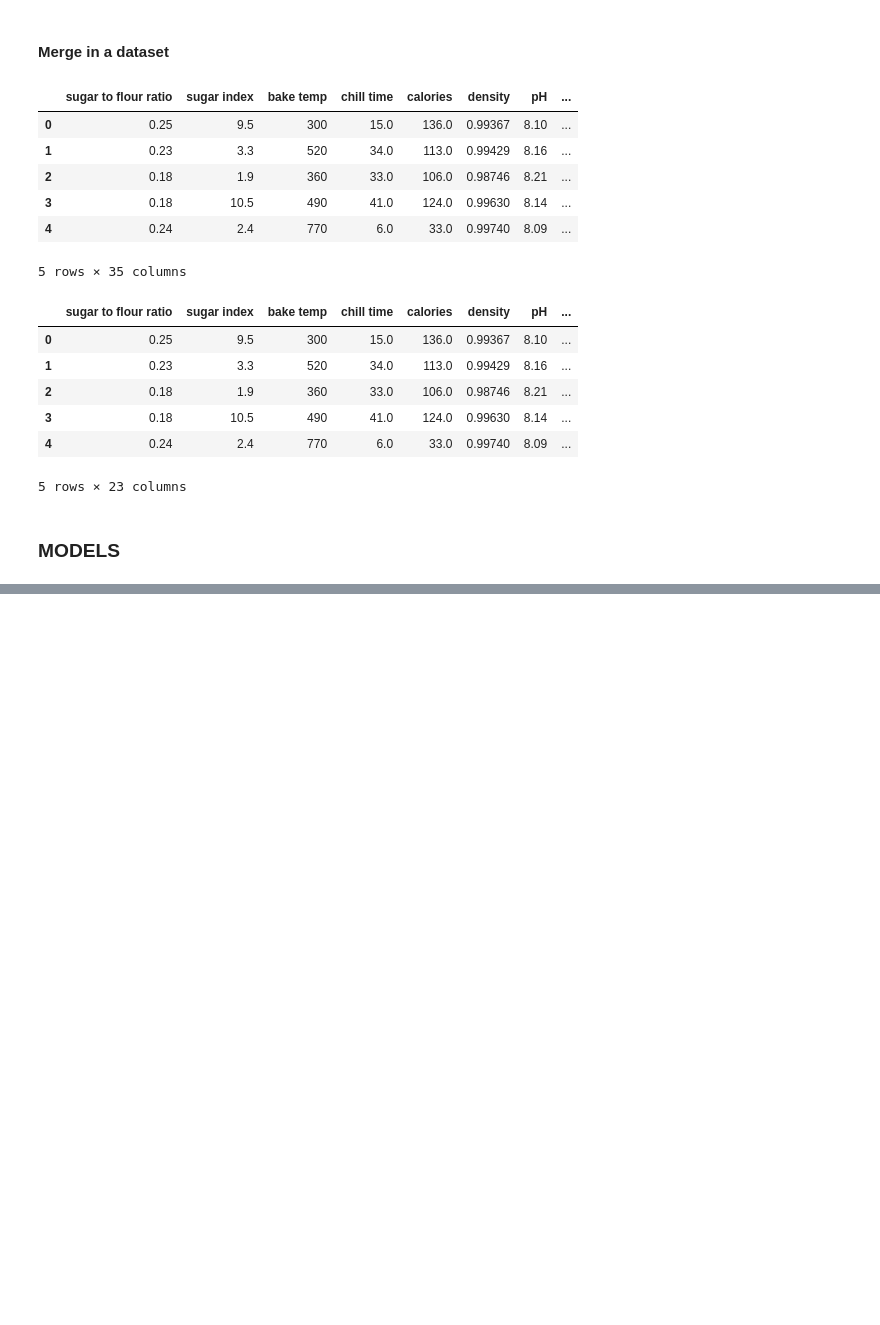
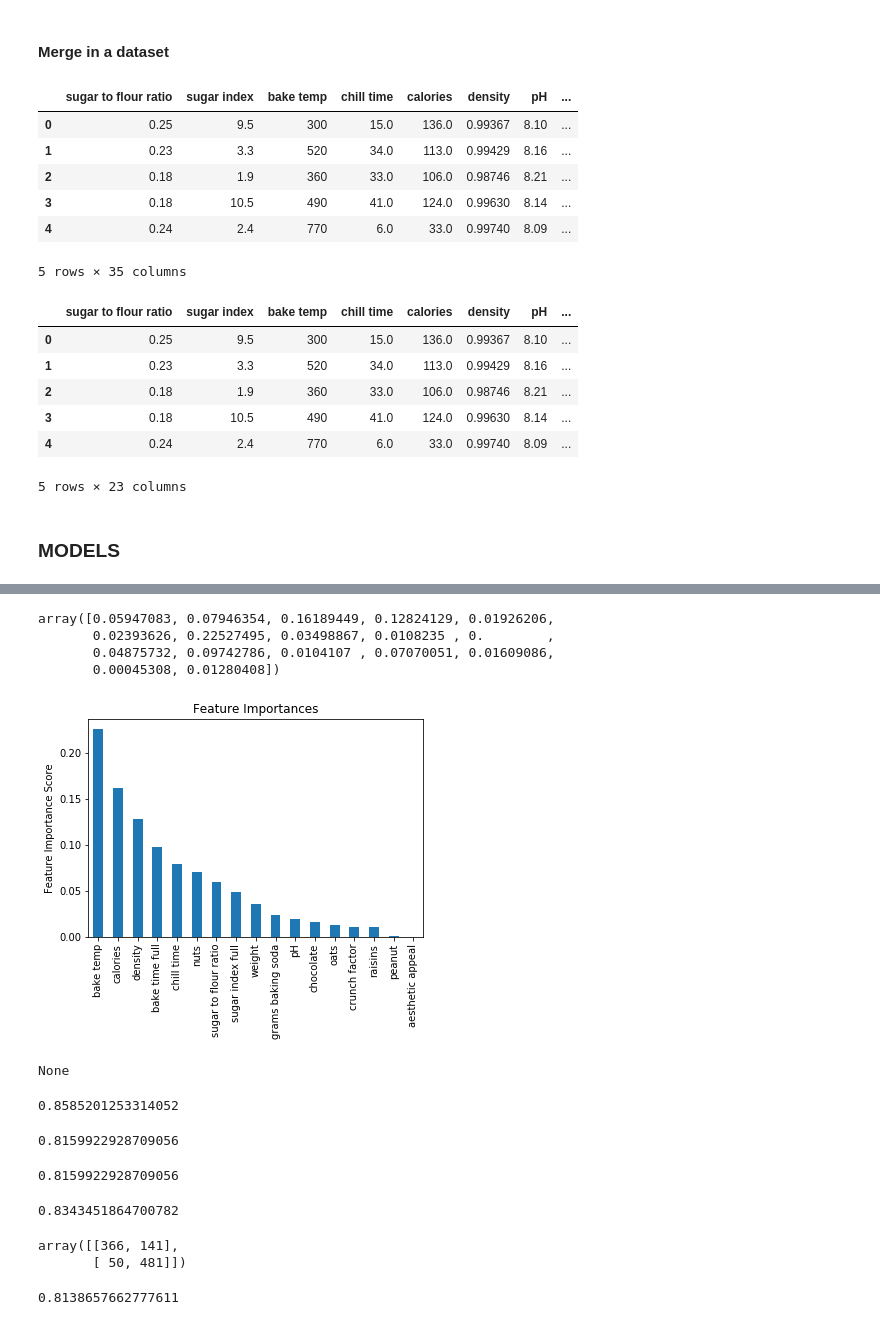
Before and after one commit to ljgoico/DATATHON_PHGL, a Jupyter notebook: main-PHGL.ipynb, the cells around one changed output, grey strips where cells are left out. Cells and saved outputs as stored; diff of their text form; code cells hidden in the pictures; blank space fills up the shorter version.

Commit message:
models

```diff
--- a/main-PHGL.ipynb
+++ b/main-PHGL.ipynb
@@ -772,0 +858,3 @@ data_2.to_csv("data/data_3.csv", index=False)
+# %%
+CV_rfc = GridSearchCV(estimator=rfc, param_grid=param_grid, cv= 5)
+CV_rfc.fit(X31_train, y31_train)
@@ -772,0 +888,4 @@ data_2.to_csv("data/data_3.csv", index=False)
+# %%
+rfc_best=RandomForestClassifier(random_state=10, max_features=CV_rfc.best_params_['max_features'], n_estimators=CV_rfc.best_params_['n_estimators'], max_depth=CV_rfc.best_params_['max_depth'], criterion=CV_rfc.best_params_['criterion'])
+# %%
+rfc_best.fit(X31_train, y31_train)
@@ -772,0 +900,32 @@ data_2.to_csv("data/data_3.csv", index=False)
+# %%
+rfc_best.feature_importances_
+# %% [output]
+array([0.05947083, 0.07946354, 0.16189449, 0.12824129, 0.01926206,
+       0.02393626, 0.22527495, 0.03498867, 0.0108235 , 0.        ,
+       0.04875732, 0.09742786, 0.0104107 , 0.07070051, 0.01609086,
+       0.00045308, 0.01280408])
+# %%
+def plot_feat_imp(model, number,predictors):
+   feat_imp = pd.Series(model.feature_importances_).sort_values(ascending=False)
+   feat_imp = feat_imp[0:number]
+   name = []
+   for i in feat_imp.index.tolist():
+       name.append(predictors[i])
+   feat_imp.plot(kind='bar', title='Feature Importances')
+   plt.xticks(range(0, len(feat_imp)),name, rotation='vertical')
+   plt.ylabel('Feature Importance Score')
+   #plt.savefig('RF_AgeBins_FI')
+   display(plt.show())
+# %%
+plot_feat_imp(rfc_best,27,data31.columns)
+# %% [output]
+[figure, added]
+None
+# %%
+rfc_best.score(X31_train, y31_train)
+# %% [output]
+0.8585201253314052
+# %%
+rfc_best.score(X31_test, y31_test)
+# %% [output]
+0.8159922928709056
@@ -772,0 +937,18 @@ data_2.to_csv("data/data_3.csv", index=False)
+# %%
+accuracy
+# %% [output]
+0.8159922928709056
+# %%
+f1
+# %% [output]
+0.8343451864700782
+# %%
+cm = confusion_matrix(y31_test, pred)
+cm
+# %% [output]
+array([[366, 141],
+       [ 50, 481]])
+# %%
+roc_auc_score(y31_test, pred)
+# %% [output]
+0.8138657662777611
```
Also changed, not shown: parts of 42 cells of this notebook, 2 other files.
